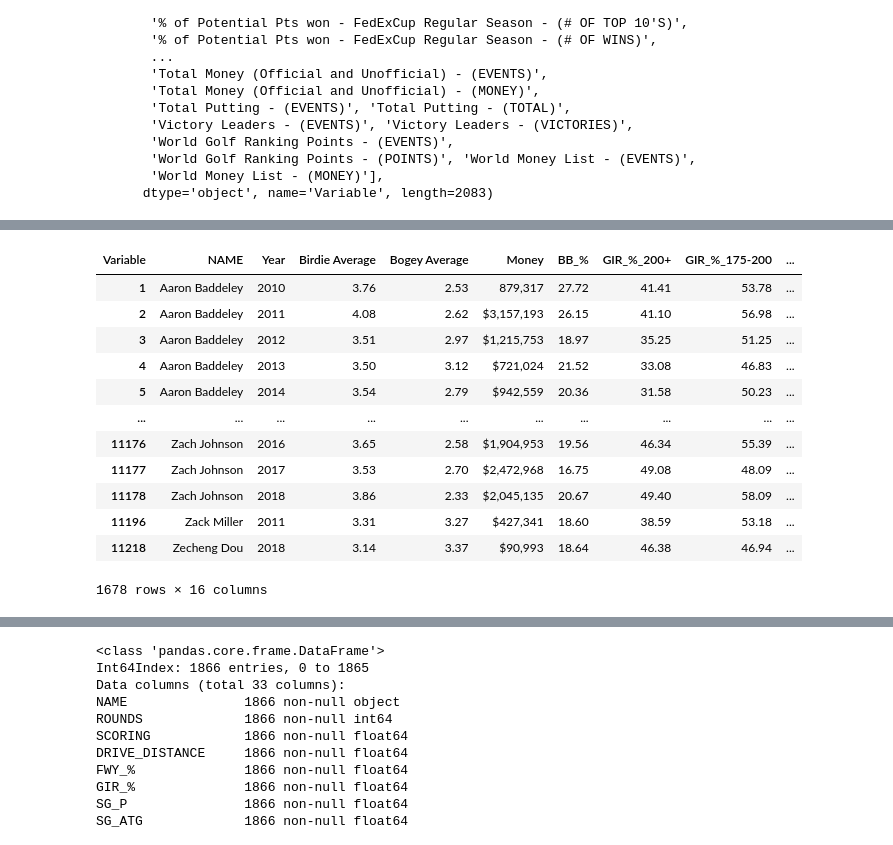
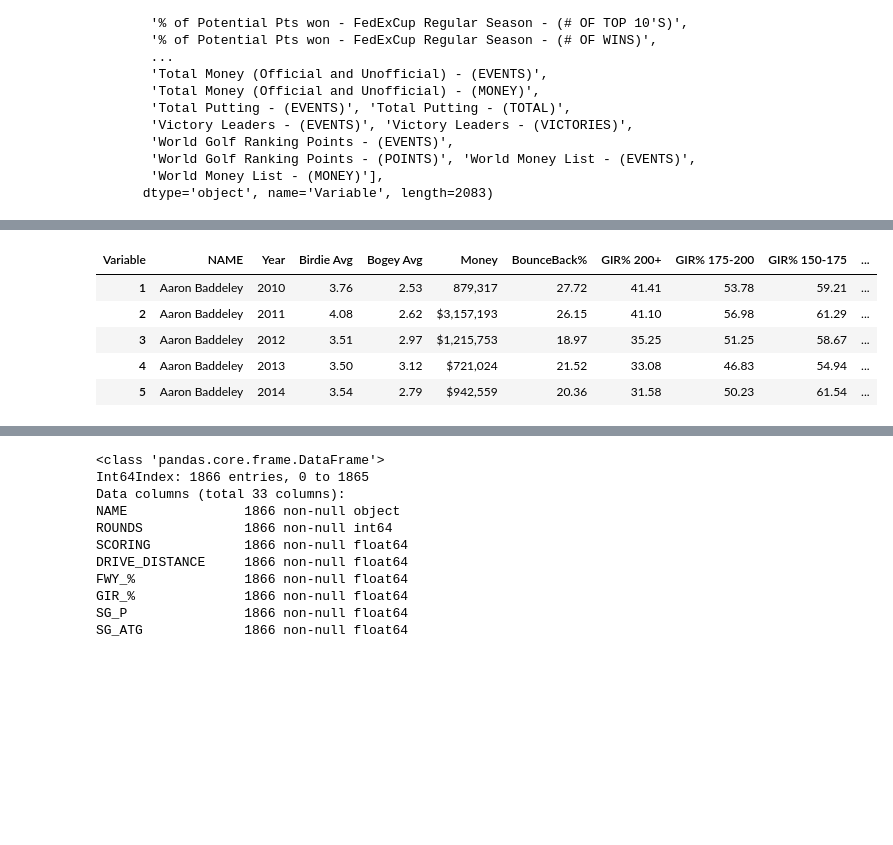
Before and after one commit to jonathannocek/pga-data-analysis, a Jupyter notebook: pga_data_analysis.ipynb, the cells around one changed output, grey strips where cells are left out. Saved outputs shown, nothing was run; the diff lists cells and outputs as text; code cells hidden in the pictures; blank space fills up the shorter version.

```diff
--- a/pga_data_analysis.ipynb
+++ b/pga_data_analysis.ipynb
@@ -345,34 +281,28 @@ keep_columns
 # %%
+# Rename columns to make easier to understand
 df_pga2 = df_pga_kaggle[keep_columns].dropna()
 df_pga2.rename(columns = {'Player Name':'NAME'}, inplace = True)
 df_pga2.rename(columns = {'Season':'Year'}, inplace = True)
-df_pga2.rename(columns = {'Birdie Average - (AVG)':'Birdie Average'}, inplace = True)
-df_pga2.rename(columns = {'Bogey Average - (AVERAGE BOGEYS PER ROUND)':'Bogey Average'}, inplace = True)
+df_pga2.rename(columns = {'Birdie Average - (AVG)':'Birdie Avg'}, inplace = True)
+df_pga2.rename(columns = {'Bogey Average - (AVERAGE BOGEYS PER ROUND)':'Bogey Avg'}, inplace = True)
 df_pga2.rename(columns = {'Total Money (Official and Unofficial) - (MONEY)':'Money'}, inplace = True)
-df_pga2.rename(columns = {'Bounce Back - (%)':'BB_%'}, inplace = True)
-df_pga2.rename(columns = {'GIR Percentage - 200+ yards - (%)':'GIR_%_200+'}, inplace=True)
-df_pga2.rename(columns = {'GIR Percentage - 175-200 yards - (%)':'GIR_%_175-200'}, inplace=True)
-df_pga2.rename(columns = {'GIR Percentage - 150-175 yards - (%)':'GIR_%_150-175'}, inplace=True)
-df_pga2.rename(columns = {'GIR Percentage - 125-150 yards - (%)':'GIR_%_125-150'}, inplace=True)
-df_pga2.rename(columns = {'GIR Percentage - < 125 yards - (%)':'GIR_%_<125'}, inplace=True)
+df_pga2.rename(columns = {'Bounce Back - (%)':'BounceBack%'}, inplace = True)
+df_pga2.rename(columns = {'GIR Percentage - 200+ yards - (%)':'GIR% 200+'}, inplace=True)
+df_pga2.rename(columns = {'GIR Percentage - 175-200 yards - (%)':'GIR% 175-200'}, inplace=True)
+df_pga2.rename(columns = {'GIR Percentage - 150-175 yards - (%)':'GIR% 150-175'}, inplace=True)
+df_pga2.rename(columns = {'GIR Percentage - 125-150 yards - (%)':'GIR% 125-150'}, inplace=True)
+df_pga2.rename(columns = {'GIR Percentage - < 125 yards - (%)':'GIR% <125'}, inplace=True)
 df_pga2.rename(columns = {'Club Head Speed - (AVG.)':'Club Head Speed'}, inplace=True)
 df_pga2.rename(columns = {'Ball Speed - (AVG.)':'Ball Speed'}, inplace=True)
 df_pga2.rename(columns = {'Smash Factor - (AVG.)':'Smash Factor'}, inplace=True)
 df_pga2.rename(columns = {'Launch Angle - (AVG.)':'Launch Angle'}, inplace=True)
 df_pga2.rename(columns = {'Spin Rate - (AVG.)':'Spin Rate'}, inplace=True)
-df_pga2
+df_pga2.head()
 # %% [output]
-| Variable | NAME | Year | Birdie Average | Bogey Average | Money | BB_% | GIR_%_200+ | GIR_%_175-200 | ... |
-| 1 | Aaron Baddeley | 2010 | 3.76 | 2.53 | 879,317 | 27.72 | 41.41 | 53.78 | ... |
-| 2 | Aaron Baddeley | 2011 | 4.08 | 2.62 | $3,157,193 | 26.15 | 41.10 | 56.98 | ... |
-| 3 | Aaron Baddeley | 2012 | 3.51 | 2.97 | $1,215,753 | 18.97 | 35.25 | 51.25 | ... |
-| 4 | Aaron Baddeley | 2013 | 3.50 | 3.12 | $721,024 | 21.52 | 33.08 | 46.83 | ... |
-| 5 | Aaron Baddeley | 2014 | 3.54 | 2.79 | $942,559 | 20.36 | 31.58 | 50.23 | ... |
-| ... | ... | ... | ... | ... | ... | ... | ... | ... | ... |
-| 11176 | Zach Johnson | 2016 | 3.65 | 2.58 | $1,904,953 | 19.56 | 46.34 | 55.39 | ... |
-| 11177 | Zach Johnson | 2017 | 3.53 | 2.70 | $2,472,968 | 16.75 | 49.08 | 48.09 | ... |
-| 11178 | Zach Johnson | 2018 | 3.86 | 2.33 | $2,045,135 | 20.67 | 49.40 | 58.09 | ... |
-| 11196 | Zack Miller | 2011 | 3.31 | 3.27 | $427,341 | 18.60 | 38.59 | 53.18 | ... |
-| 11218 | Zecheng Dou | 2018 | 3.14 | 3.37 | $90,993 | 18.64 | 46.38 | 46.94 | ... |
+| Variable | NAME | Year | Birdie Avg | Bogey Avg | Money | BounceBack% | GIR% 200+ | GIR% 175-200 | GIR% 150-175 | ... |
+| 1 | Aaron Baddeley | 2010 | 3.76 | 2.53 | 879,317 | 27.72 | 41.41 | 53.78 | 59.21 | ... |
+| 2 | Aaron Baddeley | 2011 | 4.08 | 2.62 | $3,157,193 | 26.15 | 41.10 | 56.98 | 61.29 | ... |
+| 3 | Aaron Baddeley | 2012 | 3.51 | 2.97 | $1,215,753 | 18.97 | 35.25 | 51.25 | 58.67 | ... |
+| 4 | Aaron Baddeley | 2013 | 3.50 | 3.12 | $721,024 | 21.52 | 33.08 | 46.83 | 54.94 | ... |
+| 5 | Aaron Baddeley | 2014 | 3.54 | 2.79 | $942,559 | 20.36 | 31.58 | 50.23 | 61.54 | ... |
-1678 rows × 16 columns
 # %%
```
Also changed, not shown: parts of 41 cells of this notebook.
